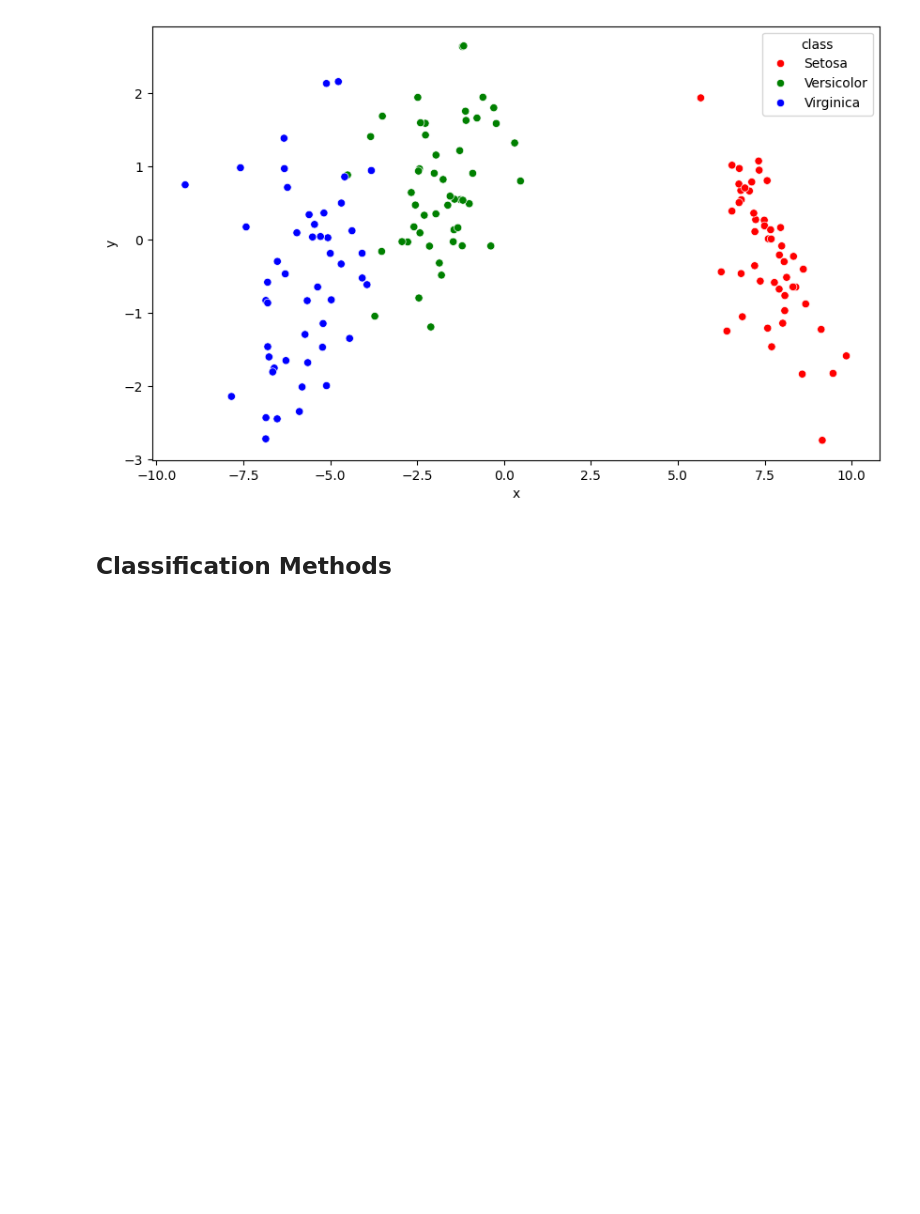
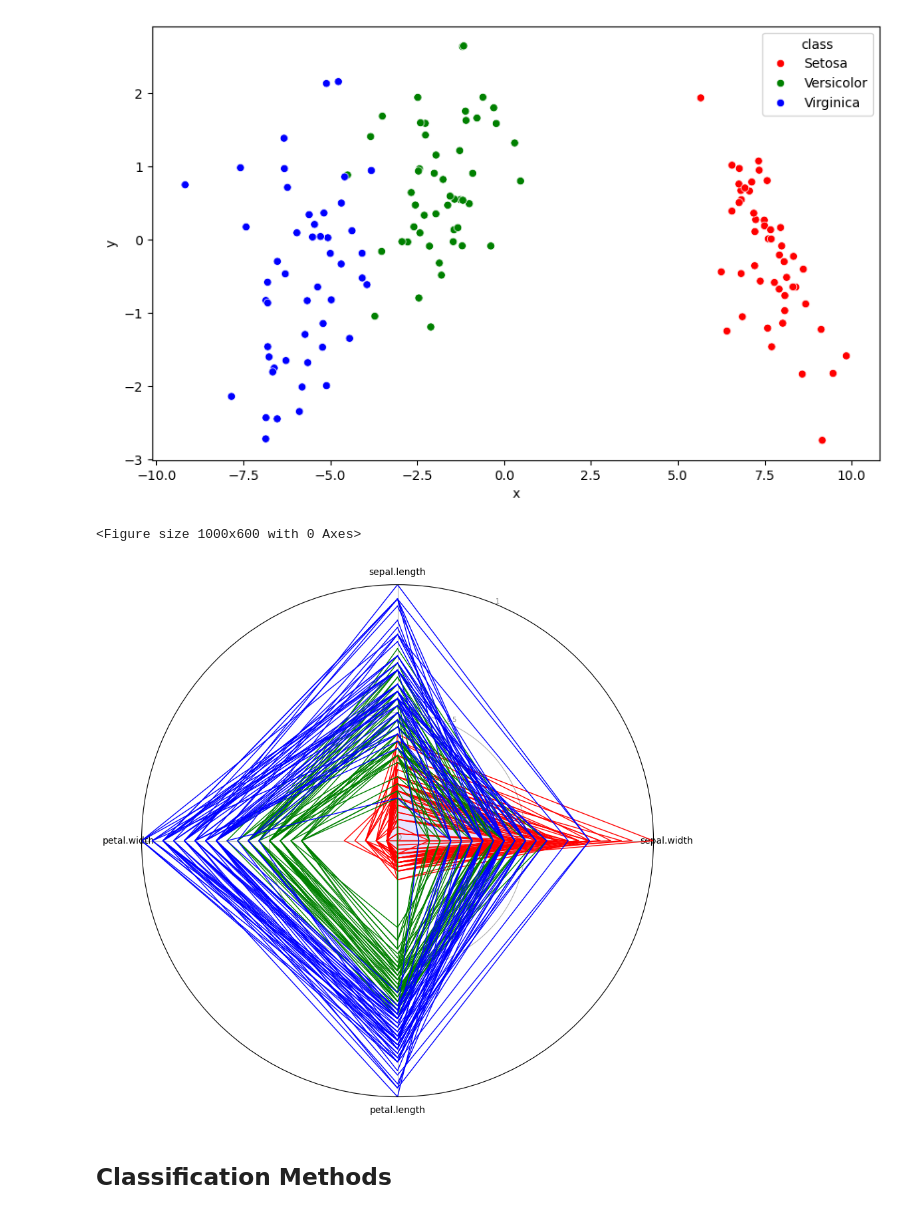
Before and after one commit to AvaAvarai/DataAnalysisNotebook, a Jupyter notebook: methods.ipynb, the cells around one changed output. Drawn from its saved outputs; the diff is of its cells as text; code cells hidden in the pictures; blank space fills up the shorter version.

```diff
--- a/methods.ipynb
+++ b/methods.ipynb
@@ -255,6 +255,57 @@ sns.scatterplot(x='x', y='y', hue='class', data=df_2d, palette=cmap)
 plt.show()
 # %% [output]
 [figure]
+# %%
+import matplotlib.pyplot as plt
+import numpy as np
+
+plt.figure(figsize=fsize)
+
+# Convert DataFrame to numeric values
+df_numeric = df_normalized.drop(columns=['class']).apply(pd.to_numeric, errors='coerce')
+
+# Define radar chart parameters
+labels = df_numeric.columns
+num_vars = len(labels)
+
+# Compute angle for each axis
+angles = np.linspace(0, 2 * np.pi, num_vars, endpoint=False).tolist()
+angles += angles[:1]  # Add the first axis at the end
+
+# The plot is circular, so we need to "complete the loop" and append the start at the end.
+stats = df_numeric.values.tolist()
+
+# Create radar chart
+fig, ax = plt.subplots(figsize=(10, 10), subplot_kw=dict(polar=True))
+ax.set_theta_offset(np.pi / 2)
+ax.set_theta_direction(-1)
+
+# Draw one axe per variable and add labels (excluding 'class')
+plt.xticks(angles[:-1], labels)
+
+# Draw y-labels
+plt.yticks([0, 0.5, 1], ["0", "0.5", "1"], color="grey", size=7)
+plt.ylim(0, 1)
+
+# Get unique class labels
+class_labels = df['class'].unique()
+
+# Define a color map based on class labels
+class_colors = {label: color for label, color in zip(class_labels, cmap)}
+
+# Plot data
+for i, (stat, label) in enumerate(zip(stats, df['class'])):
+    stat += [stat[0]]  # Append the first element to complete the loop
+    color = class_colors[label]  # Get color based on class label
+    ax.plot(angles, stat, linewidth=1, linestyle='solid', color=color)
+
+# Fill area
+ax.fill(angles, stats[0], color='blue', alpha=0.1)
+
+plt.show()
+# %% [output]
+<Figure size 1000x600 with 0 Axes>
+[figure, added]
 # %% [markdown]
 ## Classification Methods
 # %% [markdown]
```
